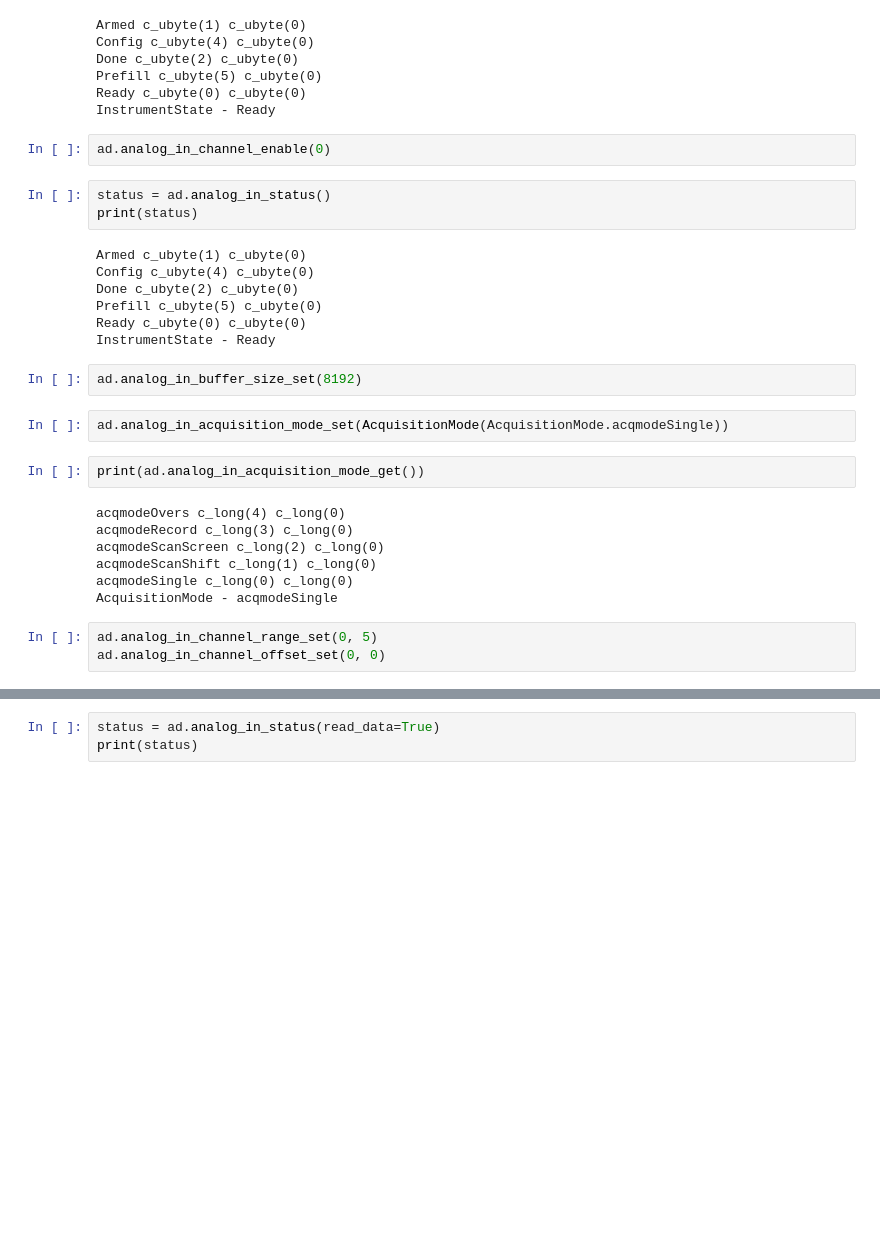
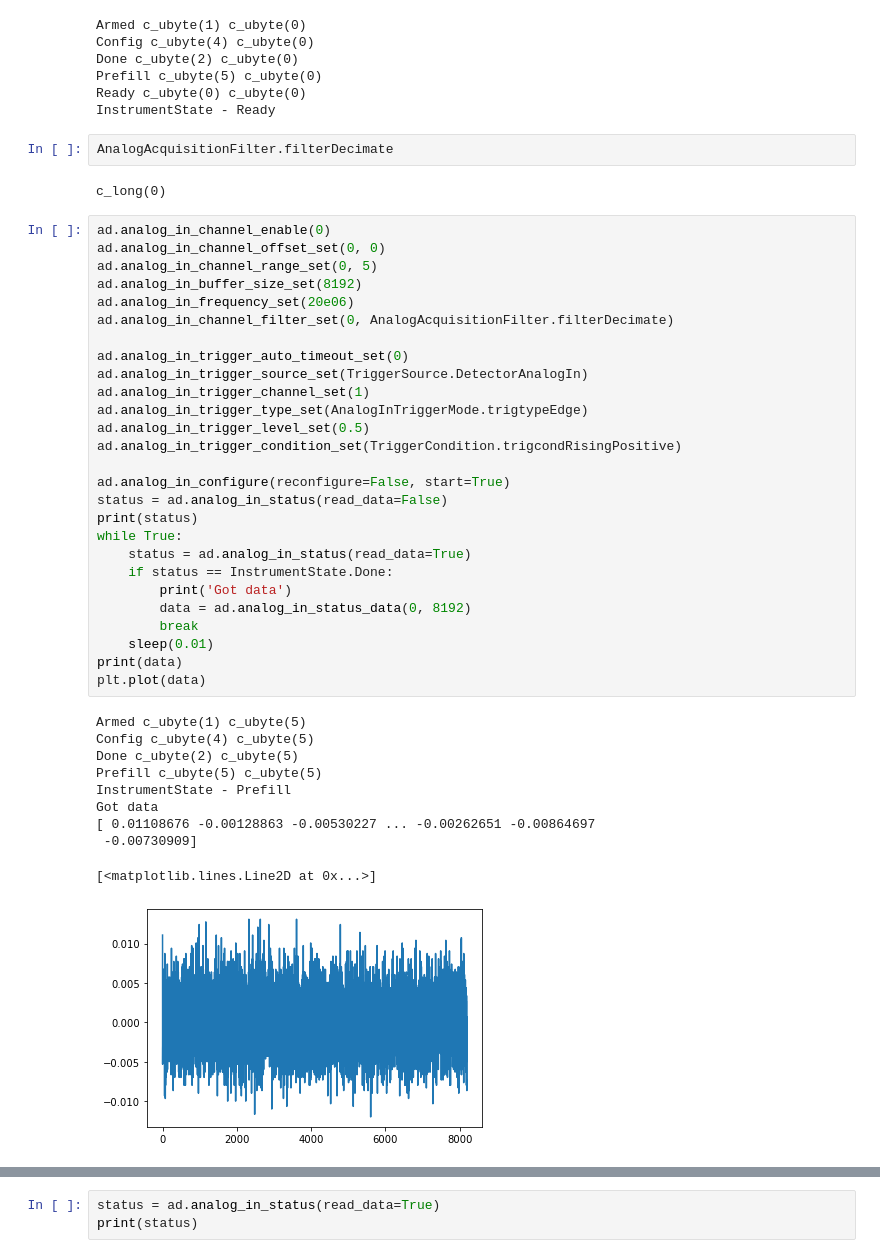
Before and after one commit to jmschr/DisperScripts, a Jupyter notebook: notebooks/TestingDigilent.ipynb, the cells around one changed output, grey strips where cells are left out. Cells and saved outputs as stored; diff of their text form; blank space fills up the shorter version.

```diff
--- a/notebooks/TestingDigilent.ipynb
+++ b/notebooks/TestingDigilent.ipynb
@@ -15,31 +20,45 @@ Done c_ubyte(2) c_ubyte(0)
 Prefill c_ubyte(5) c_ubyte(0)
 Ready c_ubyte(0) c_ubyte(0)
 InstrumentState - Ready
+# %%
+AnalogAcquisitionFilter.filterDecimate
+# %% [output]
+c_long(0)
 # %%
 ad.analog_in_channel_enable(0)
+ad.analog_in_channel_offset_set(0, 0)
+ad.analog_in_channel_range_set(0, 5)
+ad.analog_in_buffer_size_set(8192)
+ad.analog_in_frequency_set(20e06)
+ad.analog_in_channel_filter_set(0, AnalogAcquisitionFilter.filterDecimate)
+
+ad.analog_in_trigger_auto_timeout_set(0)
+ad.analog_in_trigger_source_set(TriggerSource.DetectorAnalogIn)
+ad.analog_in_trigger_channel_set(1)
+ad.analog_in_trigger_type_set(AnalogInTriggerMode.trigtypeEdge)
+ad.analog_in_trigger_level_set(0.5)
+ad.analog_in_trigger_condition_set(TriggerCondition.trigcondRisingPositive)
+
+ad.analog_in_configure(reconfigure=False, start=True)
+status = ad.analog_in_status(read_data=False)
+print(status)
+while True:
+    status = ad.analog_in_status(read_data=True)
+    if status == InstrumentState.Done:
+        print('Got data')
+        data = ad.analog_in_status_data(0, 8192)
+        break
+    sleep(0.01)
+print(data)
+plt.plot(data)
+# %% [output]
+Armed c_ubyte(1) c_ubyte(5)
+Config c_ubyte(4) c_ubyte(5)
+Done c_ubyte(2) c_ubyte(5)
+Prefill c_ubyte(5) c_ubyte(5)
+InstrumentState - Prefill
+Got data
+[ 0.01108676 -0.00128863 -0.00530227 ... -0.00262651 -0.00864697
+ -0.00730909]
+[<matplotlib.lines.Line2D at 0x...>]
+[figure, added]
-# %%
-status = ad.analog_in_status()
-print(status)
-# %% [output]
-Armed c_ubyte(1) c_ubyte(0)
-Config c_ubyte(4) c_ubyte(0)
-Done c_ubyte(2) c_ubyte(0)
-Prefill c_ubyte(5) c_ubyte(0)
-Ready c_ubyte(0) c_ubyte(0)
-InstrumentState - Ready
-# %%
-ad.analog_in_buffer_size_set(8192)
-# %%
-ad.analog_in_acquisition_mode_set(AcquisitionMode(AcquisitionMode.acqmodeSingle))
-# %%
-print(ad.analog_in_acquisition_mode_get())
-# %% [output]
-acqmodeOvers c_long(4) c_long(0)
-acqmodeRecord c_long(3) c_long(0)
-acqmodeScanScreen c_long(2) c_long(0)
-acqmodeScanShift c_long(1) c_long(0)
-acqmodeSingle c_long(0) c_long(0)
-AcquisitionMode - acqmodeSingle
-# %%
-ad.analog_in_channel_range_set(0, 5)
-ad.analog_in_channel_offset_set(0, 0)
```
Also changed, not shown: parts of 17 cells of this notebook, 5 other files.
